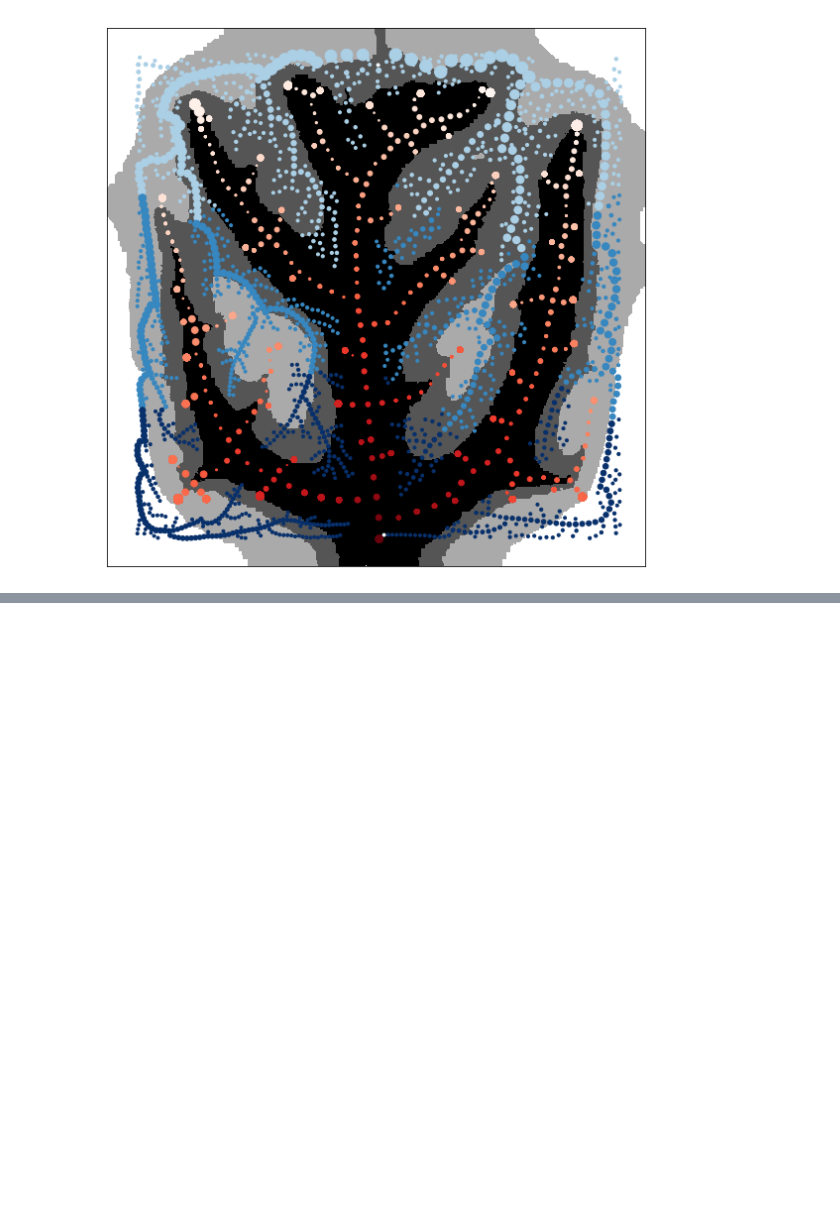
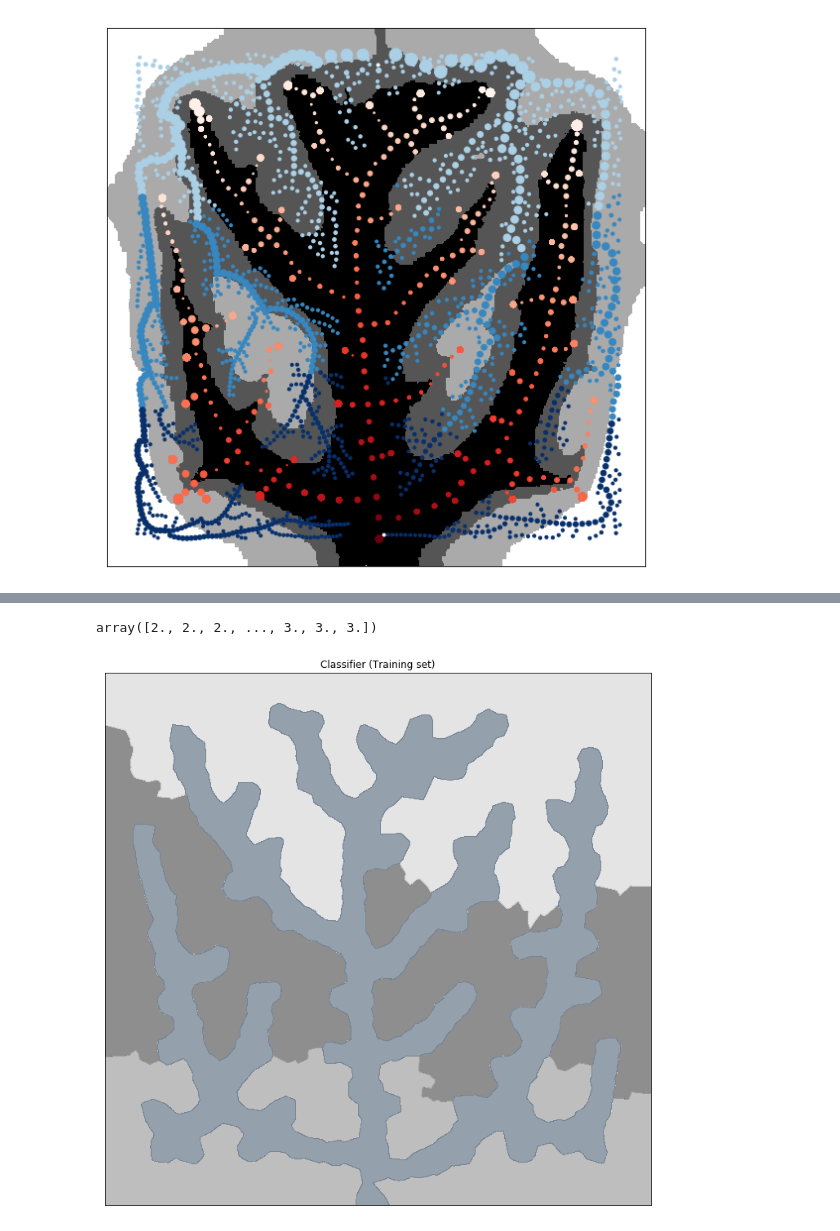
Before and after one commit to CaioMar/Venacao, a Jupyter notebook: Notebooks with analysis of simulation results/OpenCV analysis.ipynb, the cells around one changed output, grey strips where cells are left out. Saved outputs shown, nothing was run; the diff lists cells and outputs as text; code cells hidden in the pictures; blank space fills up the shorter version.

Commit message:
Clustering to find areas - still need to find the right set of attributes

```diff
--- a/Notebooks with analysis of simulation results/OpenCV analysis.ipynb
+++ b/Notebooks with analysis of simulation results/OpenCV analysis.ipynb
@@ -137,0 +161,36 @@ fig.savefig(fname = "centeredvenation.png", dpi = 150)
+# %%
+datatrain['predictions'] = KMeans(n_clusters=3).fit(datatrain).predict(datatrain)
+# %%
+pveins = np.unique(cvendata[['vx','vy']],axis=0)
+# %%
+ytrain
+# %% [output]
+array([2., 2., 2., ..., 3., 3., 3.])
+# %%
+Xtrain = np.concatenate((data[['v2x','v2y']],pveins),axis=0)
+ytrain = np.concatenate((np.array(datatrain['predictions']),3*np.ones(pveins.shape[0])),axis=0)
+# %%
+knnclassifier = KNeighborsClassifier(n_neighbors=1).fit(Xtrain,ytrain)
+# %%
+fig = plt.figure(figsize=(12,12))
+X_set, y_set = Xtrain, ytrain
+X1, X2 = np.meshgrid(np.arange(start = X_set[:, 0].min() - 1, stop = X_set[:, 0].max() + 1, step = 0.01),
+                     np.arange(start = X_set[:, 1].min() - 1, stop = X_set[:, 1].max() + 1, step = 0.01))
+plt.contourf(X1, X2, knnclassifier.predict(np.array([X1.ravel(), X2.ravel()]).T).reshape(X1.shape),
+             alpha = 0.75, cmap = ListedColormap(('dimgray', 'darkgrey','gainsboro','slategray')))
+plt.xlim(X1.min(), X1.max())
+plt.ylim(X2.min(), X2.max())
+#for i, j in enumerate(np.unique(y_set)):
+#    plt.scatter(X_set[y_set == j, 0], X_set[y_set == j, 1],
+#                c = ListedColormap(('purple','blue', 'green','red','orange'))(i), label = j)
+#plt.scatter(data['v2x'],data['v2y'],s=np.power(10*np.array(data['v2width'])+3,1.79),c=data['dtrootclass'], cmap=plt.get_cmap('Blues'),zorder=2)
+#plt.scatter(cvendata['vx'],cvendata['vy'],s=cvendata['count']+np.power(2*np.array(cvendata['vwidth']),2.82),c=(cvendata['disttorootp'].max()-cvendata['disttorootp'])/cvendata['disttorootp'].std(), cmap=plt.get_cmap('Reds'),zorder=2)
+plt.title('Classifier (Training set)')
+plt.xticks([])
+plt.yticks([])
+#plt.xlabel('Age')
+#plt.ylabel('Estimated Salary')
+#plt.legend()
+plt.show()
+# %% [output]
+[figure, added]
```
Also changed, not shown: parts of 5 cells of this notebook.
